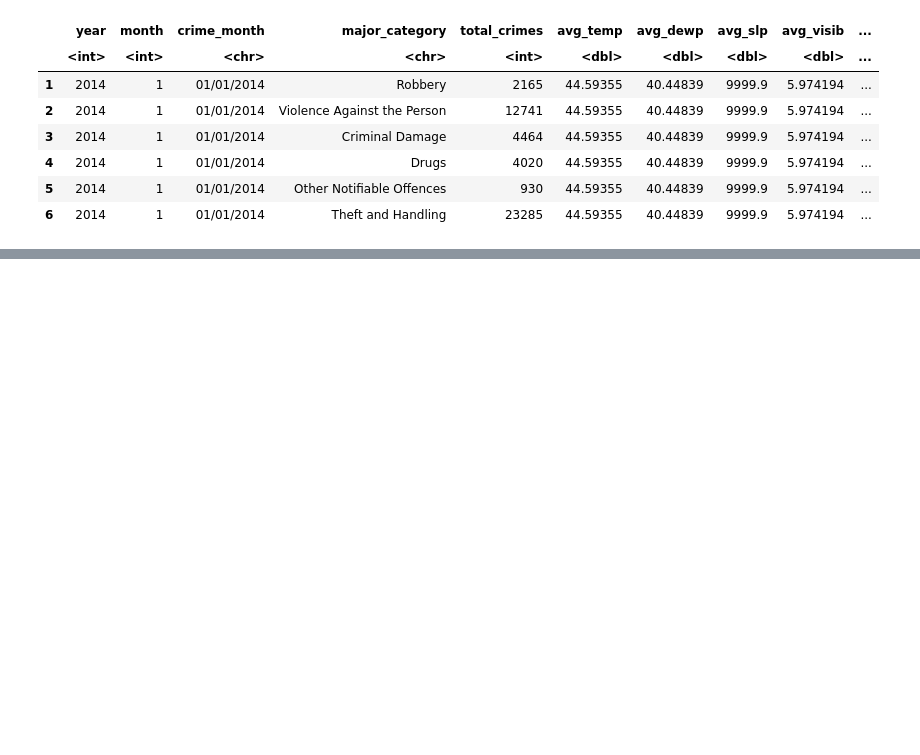
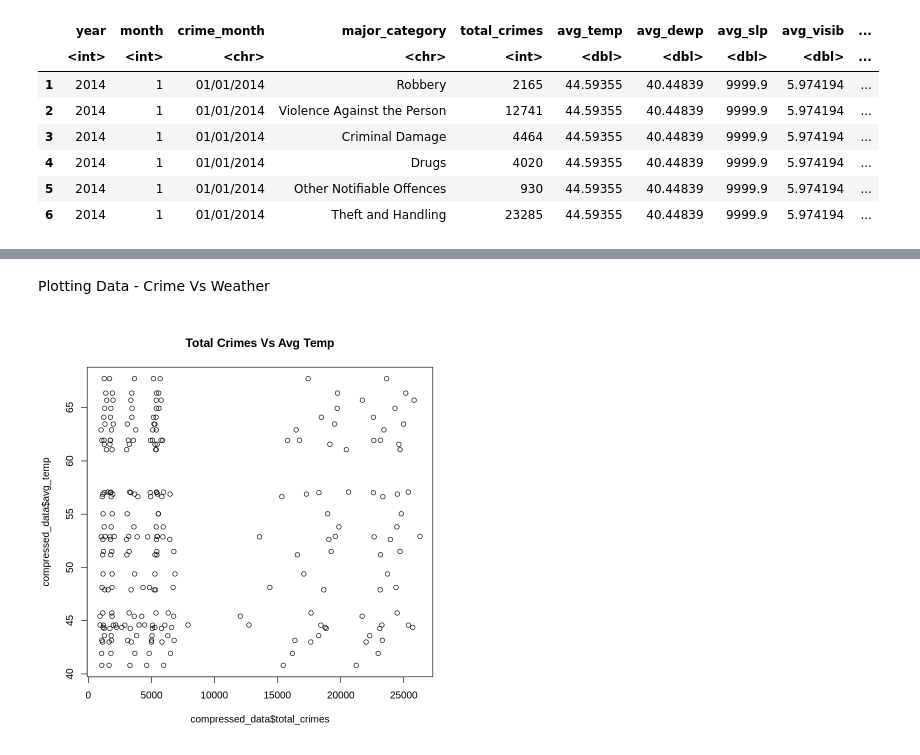
Before and after one commit to bcroman/21006366_DA_Assessment, a Jupyter notebook: Analytics_R_Crime_Weather.ipynb, the cells around one changed output, grey strips where cells are left out. Cells and saved outputs as stored; diff of their text form; code cells hidden in the pictures; blank space fills up the shorter version.

Commit message:
Clean Up and Plotting Charts - Analytics Removed Unneeded Columns and Created plotted charts base on Total Crimes Vs Weather Data

```diff
--- a/Analytics_R_Crime_Weather.ipynb
+++ b/Analytics_R_Crime_Weather.ipynb
@@ -36,0 +39,4 @@ A data.frame: 6 × 17
+# %%
+keep_columns <- c('year', 'month', 'total_crimes', 'avg_temp', 'avg_dewp', 'avg_visib', 'avg_wdsp', 'avg_mxpsd', 'avg_gust', 'avg_max_temp', 'avg_min_temp', 'avg_prcp', 'fog_days')
+compressed_data <- raw_data[keep_columns]
+summary(compressed_data)
@@ -36,0 +61,6 @@ A data.frame: 6 × 17
+# %% [markdown]
+Plotting Data - Crime Vs Weather
+# %%
+plot(compressed_data$total_crimes, compressed_data$avg_temp, main = "Total Crimes Vs Avg Temp")
+# %% [output]
+[figure, added]
```
Also changed, not shown: parts of 4 cells of this notebook.
